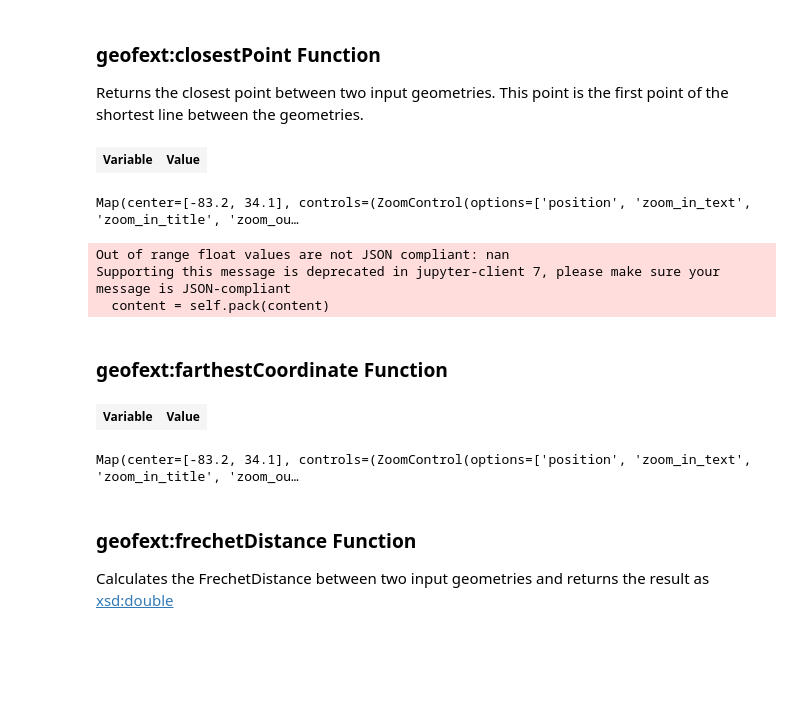
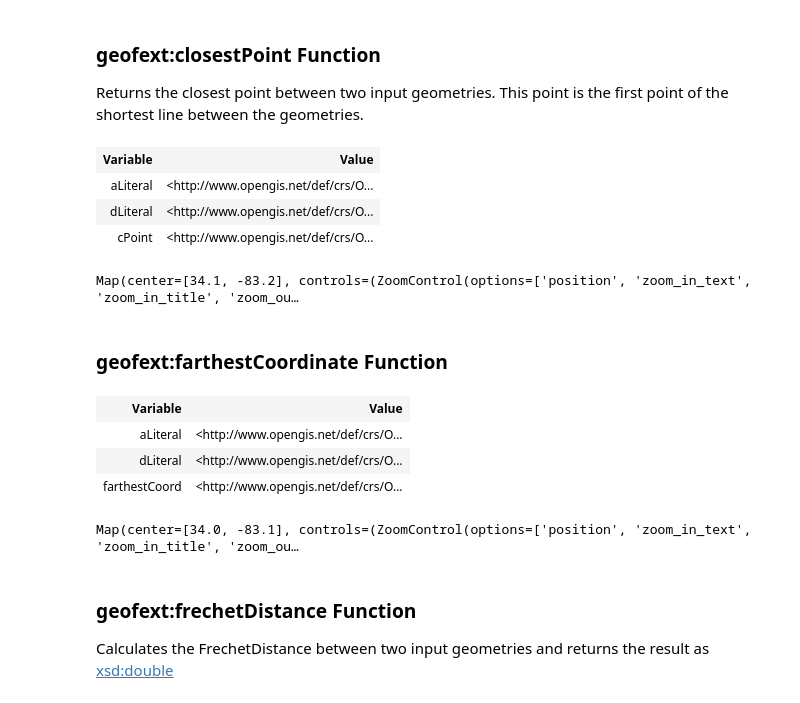
Before and after one commit to situx/rdflib-geosparql, a Jupyter notebook: GeoSPARQLExt.ipynb, the cells around one changed output. Cells and saved outputs as stored; diff of their text form; code cells hidden in the pictures; blank space fills up the shorter version.

```diff
--- a/GeoSPARQLExt.ipynb
+++ b/GeoSPARQLExt.ipynb
@@ -1157,25 +1157,25 @@ Returns the closest point between two input geometries. This point is the first
 # %%
 processQueryResults(g.query(
 """
 PREFIX my: <http://example.org/ApplicationSchema#>
 PREFIX geo: <"""+str(GEO)+""">
 PREFIX geof: <"""+str(GEOFEXT)+""">
 PREFIX xsd: <http://www.w3.org/2001/XMLSchema#>
 SELECT ?aLiteral ?dLiteral ?cPoint
 WHERE {
-  my:A geo:hasPointGeometry ?aGeom .
+  my:A geo:hasGeometry ?aGeom .
   ?aGeom geo:asWKT ?aLiteral .
-  my:D geo:hasDefaultGeometry ?dGeom .
+  my:D geo:hasGeometry ?dGeom .
   ?dGeom geo:asWKT ?dLiteral .
   BIND (geof:closestPoint(?aLiteral, ?dLiteral) as ?cPoint)
 }
 """),["aLiteral","dLiteral","cPoint"],None)
 # %% [output]
 | Variable | Value |
+| aLiteral | <http://www.opengis.net/def/crs/O... |
+| dLiteral | <http://www.opengis.net/def/crs/O... |
+| cPoint | <http://www.opengis.net/def/crs/O... |
-Map(center=[-83.2, 34.1], controls=(ZoomControl(options=['position', 'zoom_in_text', 'zoom_in_title', 'zoom_ou…
+Map(center=[34.1, -83.2], controls=(ZoomControl(options=['position', 'zoom_in_text', 'zoom_in_title', 'zoom_ou…
-Out of range float values are not JSON compliant: nan
-Supporting this message is deprecated in jupyter-client 7, please make sure your message is JSON-compliant
-  content = self.pack(content)
 # %% [markdown]
 ### geofext:farthestCoordinate Function
 # %%
@@ -1187,16 +1187,19 @@ PREFIX geof: <"""+str(GEOFEXT)+""">
 PREFIX xsd: <http://www.w3.org/2001/XMLSchema#>
 SELECT ?aLiteral ?dLiteral ?farthestCoord
 WHERE {
-  my:A geo:hasPointGeometry ?aGeom .
+  my:A my:hasPointGeometry ?aGeom .
   ?aGeom geo:asWKT ?aLiteral .
-  my:D geo:hasDefaultGeometry ?dGeom .
+  my:D geo:hasGeometry ?dGeom .
   ?dGeom geo:asWKT ?dLiteral .
   BIND (geof:farthestCoordinate(?aLiteral, ?dLiteral) as ?farthestCoord)
 }
 """),["aLiteral","dLiteral","farthestCoord"],None)
 # %% [output]
 | Variable | Value |
+| aLiteral | <http://www.opengis.net/def/crs/O... |
+| dLiteral | <http://www.opengis.net/def/crs/O... |
+| farthestCoord | <http://www.opengis.net/def/crs/O... |
-Map(center=[-83.2, 34.1], controls=(ZoomControl(options=['position', 'zoom_in_text', 'zoom_in_title', 'zoom_ou…
+Map(center=[34.0, -83.1], controls=(ZoomControl(options=['position', 'zoom_in_text', 'zoom_in_title', 'zoom_ou…
 # %% [markdown]
 ### geofext:frechetDistance Function
 
```
Also changed, not shown: parts of 3 cells of this notebook, 1 other file.
